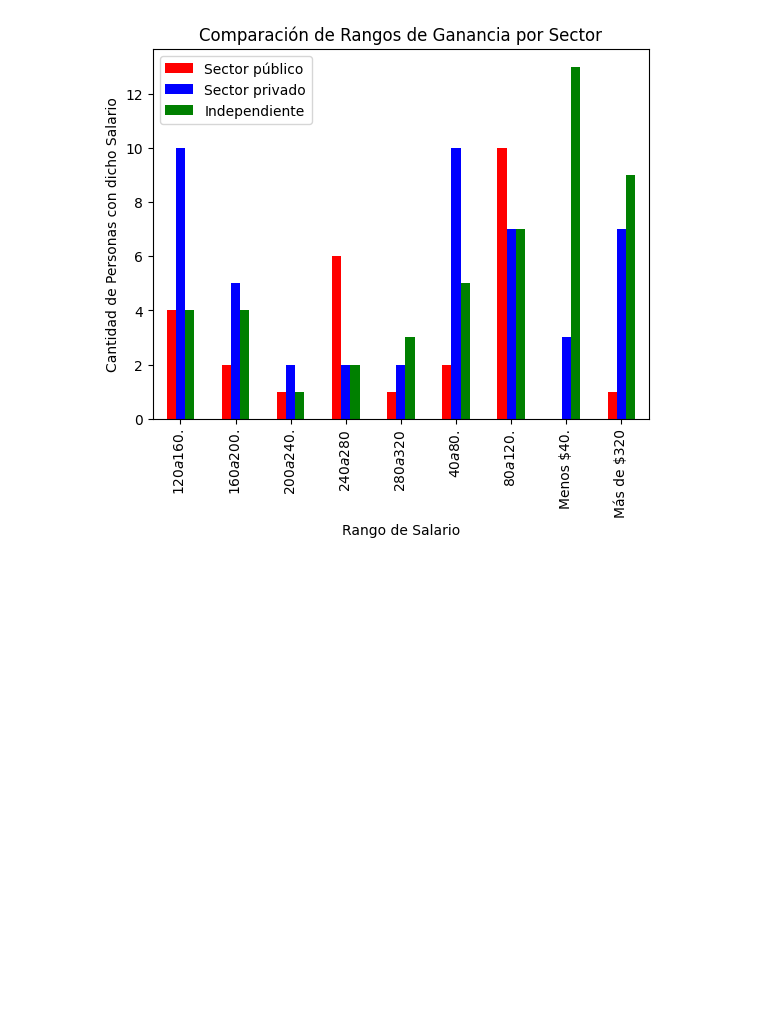
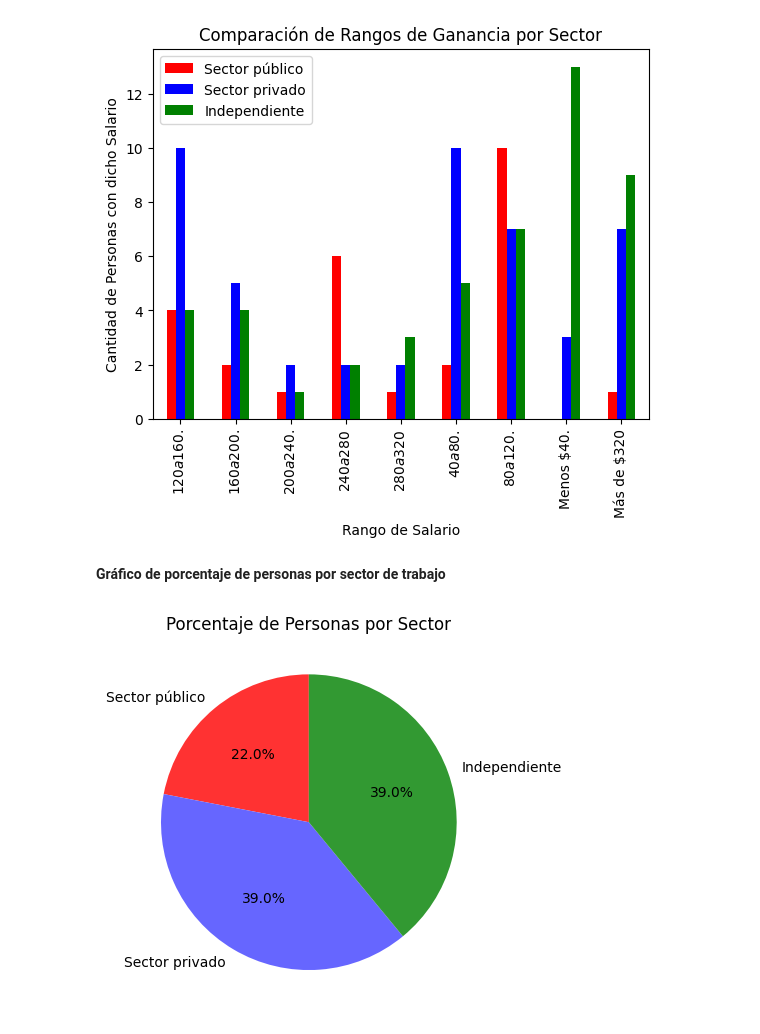
Before and after one commit to manumaldonado/Proyecto-Samsung, a Jupyter notebook: clean_data.ipynb, the cells around one changed output. Cells and saved outputs as stored; diff of their text form; code cells hidden in the pictures; blank space fills up the shorter version.

```diff
--- a/clean_data.ipynb
+++ b/clean_data.ipynb
@@ -8,7 +8,7 @@ import matplotlib.pyplot as plt
 df = pd.read_csv('Encuesta sobre el Poder Adquisitivo de Jóvenes Venezolanos (Respuestas).csv', index_col="Dirección de correo electrónico")
 df.index.name = 'email'
 df.drop('Marca temporal', axis=1, inplace=True)
-df.rename(columns={'¿Cuál es tu edad?\r\nSi su edad se sale del rango establecido por favor absténgase de responder la encuesta ':'edad',
+df.rename(columns={'¿Cuál es tu edad?\nSi su edad se sale del rango establecido por favor absténgase de responder la encuesta ':'edad',
                    '¿En qué estado de Venezuela resides?': 'estado',
                     '¿Cuál es su nivel de formación actual? ' : 'formacion',
                     '¿Cuál es su ocupación principal?': 'ocupacion',
@@ -19,9 +19,9 @@ df.rename(columns={'¿Cuál es tu edad?\r\nSi su edad se sale del rango establec
                     '¿Cuál es tu ingreso mensual promedio? ' : 'salario',
                     'Rellena los ítems que correspondan a las necesidades básicas que cubres con tus ingresos propios': 'gastos',
                     'Basado en la respuesta anterior ¿Cuál es el rango de tu gasto mensual en VIVIENDA?\nSi no cubres esta necesidad con tus ingresos, seleccionar 0.' : 'rango_vivienda',
-                    '¿Cuál es el rango de tu gasto mensual en ALIMENTACIÓN?\r\nSi no cubres esta necesidad con tus ingresos, seleccionar 0.' : 'rango_alimentacion',
-                    '¿Cuál es el rango de tu gasto mensual en TRANSPORTE?\r\nSi no cubres esta necesidad con tus ingresos, seleccionar 0.' : 'rango_transporte',
-                    '¿Costeas actividades extracurriculares?\r\nSi es así, por favor indicar cuales.' : 'act_extracurricular',
+                    '¿Cuál es el rango de tu gasto mensual en ALIMENTACIÓN?\nSi no cubres esta necesidad con tus ingresos, seleccionar 0.' : 'rango_alimentacion',
+                    '¿Cuál es el rango de tu gasto mensual en TRANSPORTE?\nSi no cubres esta necesidad con tus ingresos, seleccionar 0.' : 'rango_transporte',
+                    '¿Costeas actividades extracurriculares?\nSi es así, por favor indicar cuales.' : 'act_extracurricular',
                     'Basado en la respuesta anterior ¿Cuál es tu inversión mensual en estas actividades?' : 'rango_extracurricular',
                     '¿Sueles guardar de tus ingresos una reserva de dinero mensual?' : 'bool_ahorro',
                     'Si guardas una reserva mensual ¿Cuál es el rango de esta reserva?' : 'rango_ahorro',
@@ -323,3 +354,18 @@ plt.ylabel("Cantidad de Personas con dicho Salario")
 plt.show()
 # %% [output]
 [figure]
+# %% [markdown]
+**Gráfico de porcentaje de personas por sector de trabajo**
+# %%
+tamaño_sector = {
+    "Sector público": len(sector_publico),
+    "Sector privado": len(sector_privado),
+    "Independiente": len(sector_independiente)
+}
+
+#Gráfico de porcentaje de personas por sector de trabajo
+plt.pie(list(tamaño_sector.values()), labels= list(tamaño_sector.keys()), colors = ["#FF3232", "#6666FF", "#329932"], autopct='%1.1f%%', startangle =90)
+plt.title("Porcentaje de Personas por Sector")
+plt.show()
+# %% [output]
+[figure, added]
```
Also changed, not shown: parts of 18 cells of this notebook, 1 other file.
